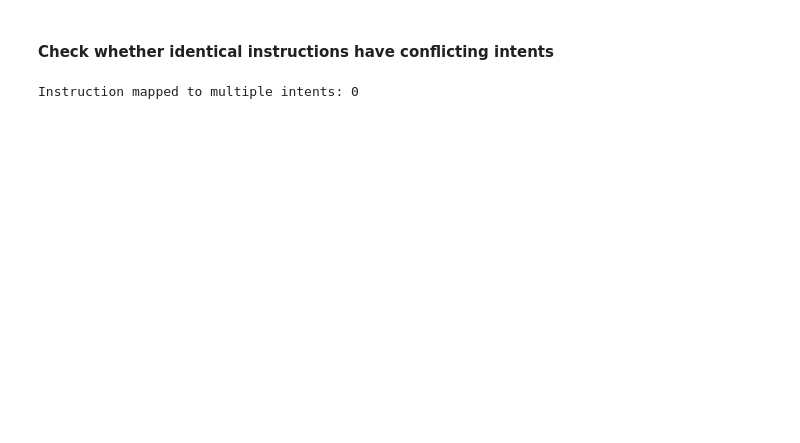
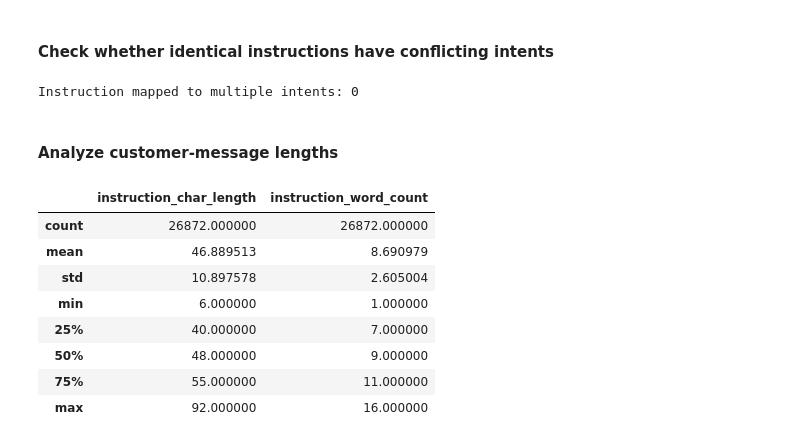
Before and after one commit to ribhupramanik/ResolveAI, a Jupyter notebook: notebooks/01_data_exploration.ipynb, the cells around one changed output. Cells and saved outputs as stored; diff of their text form; code cells hidden in the pictures; blank space fills up the shorter version.

```diff
--- a/notebooks/01_data_exploration.ipynb
+++ b/notebooks/01_data_exploration.ipynb
@@ -357,3 +357,5 @@ if len(conflicting_instructions) > 0:
             ["instruction", "category", "intent"]
         ]
     )
+# %% [markdown]
+#### Analyze customer-message lengths
@@ -359,0 +369,14 @@ if len(conflicting_instructions) > 0:
+# %%
+df[
+  ["instruction_char_length", "instruction_word_count"]
+].describe()
+# %% [output]
+|  | instruction_char_length | instruction_word_count |
+| count | 26872.000000 | 26872.000000 |
+| mean | 46.889513 | 8.690979 |
+| std | 10.897578 | 2.605004 |
+| min | 6.000000 | 1.000000 |
+| 25% | 40.000000 | 7.000000 |
+| 50% | 48.000000 | 9.000000 |
+| 75% | 55.000000 | 11.000000 |
+| max | 92.000000 | 16.000000 |
```
Also changed, not shown: parts of 8 cells of this notebook.
